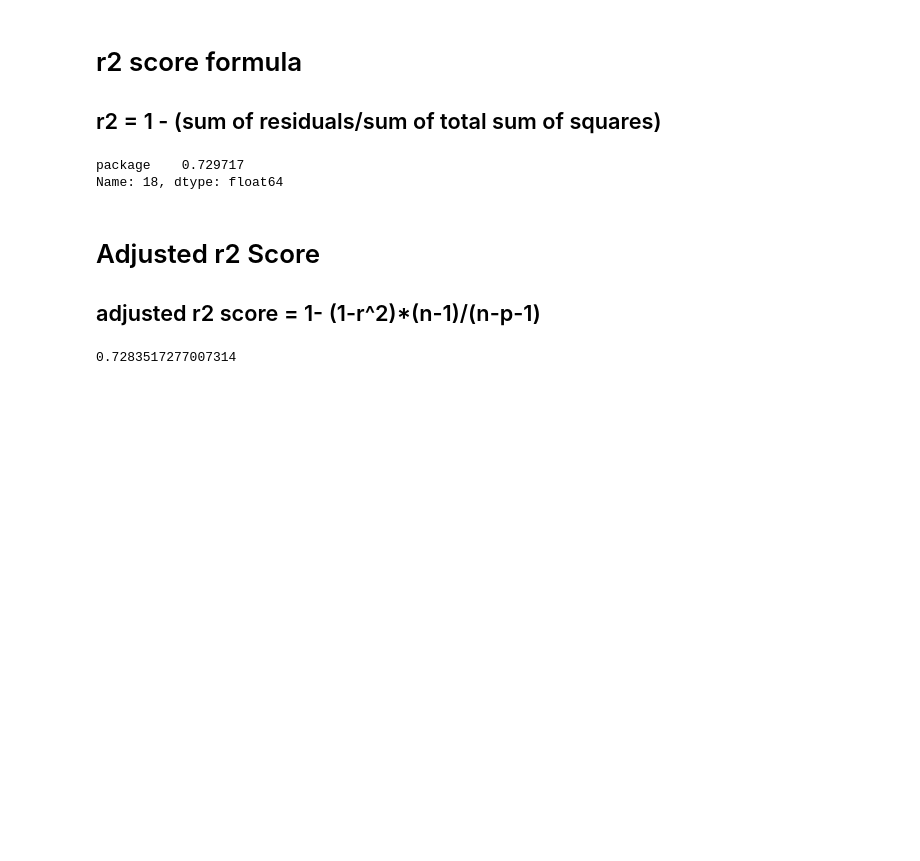
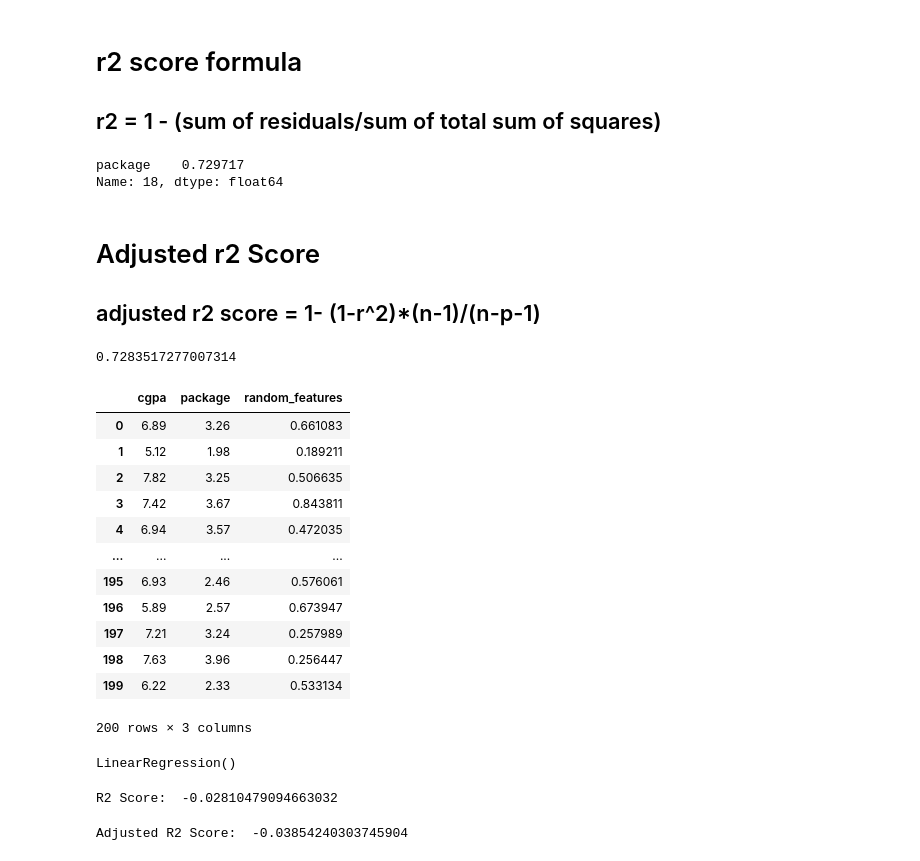
Before and after one commit to dheeraj0342/DSML, a Jupyter notebook: ML/ML-03.ipynb, the cells around one changed output. Saved outputs shown, nothing was run; the diff lists cells and outputs as text; code cells hidden in the pictures; blank space fills up the shorter version.

```diff
--- a/ML/ML-03.ipynb
+++ b/ML/ML-03.ipynb
@@ -87,3 +88,21 @@ adjusted_r_sqaured = 1 -(1-r2_score(y_test, y_pred))*(len(y)-1)/(len(y)-X.shape[
 print(adjusted_r_sqaured)
 # %% [output]
 0.7283517277007314
+# %%
+new_df1 = df.copy()
+new_df1['random_features'] = np.random.random(200)
+new_df1
+# %% [output]
+|  | cgpa | package | random_features |
+| 0 | 6.89 | 3.26 | 0.661083 |
+| 1 | 5.12 | 1.98 | 0.189211 |
+| 2 | 7.82 | 3.25 | 0.506635 |
+| 3 | 7.42 | 3.67 | 0.843811 |
+| 4 | 6.94 | 3.57 | 0.472035 |
+| ... | ... | ... | ... |
+| 195 | 6.93 | 2.46 | 0.576061 |
+| 196 | 5.89 | 2.57 | 0.673947 |
+| 197 | 7.21 | 3.24 | 0.257989 |
+| 198 | 7.63 | 3.96 | 0.256447 |
+| 199 | 6.22 | 2.33 | 0.533134 |
+200 rows × 3 columns
@@ -89,0 +116,4 @@ print(adjusted_r_sqaured)
+# %%
+lr.fit(X_train, y_train)
+# %% [output]
+LinearRegression()
@@ -89,0 +122,8 @@ print(adjusted_r_sqaured)
+# %%
+print("R2 Score: ", r2_score(y_test, y_pred))
+# %% [output]
+R2 Score:  -0.02810479094663032
+# %%
+print('Adjusted R2 Score: ', 1 - (1-r2_score(y_test, y_pred))*(len(y)-1)/(len(y)-X.shape[1]-1))
+# %% [output]
+Adjusted R2 Score:  -0.03854240303745904
```
Also changed, not shown: parts of 14 cells of this notebook, 2 other files.
